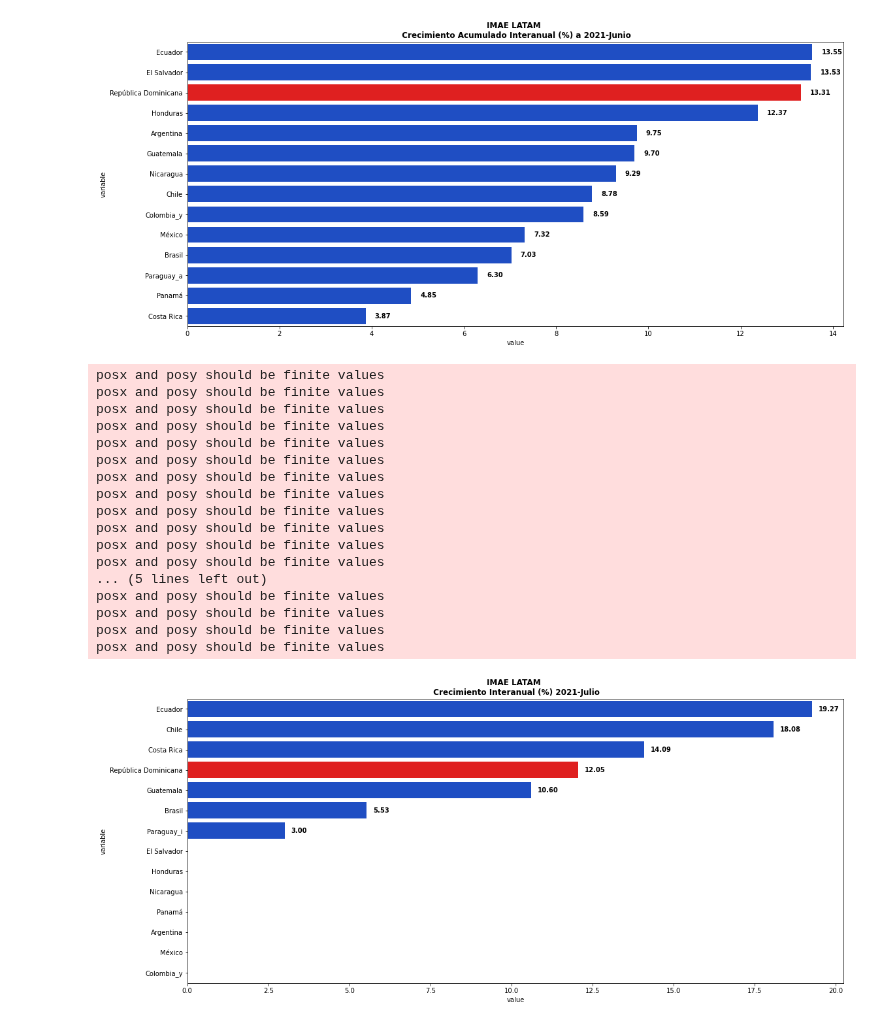
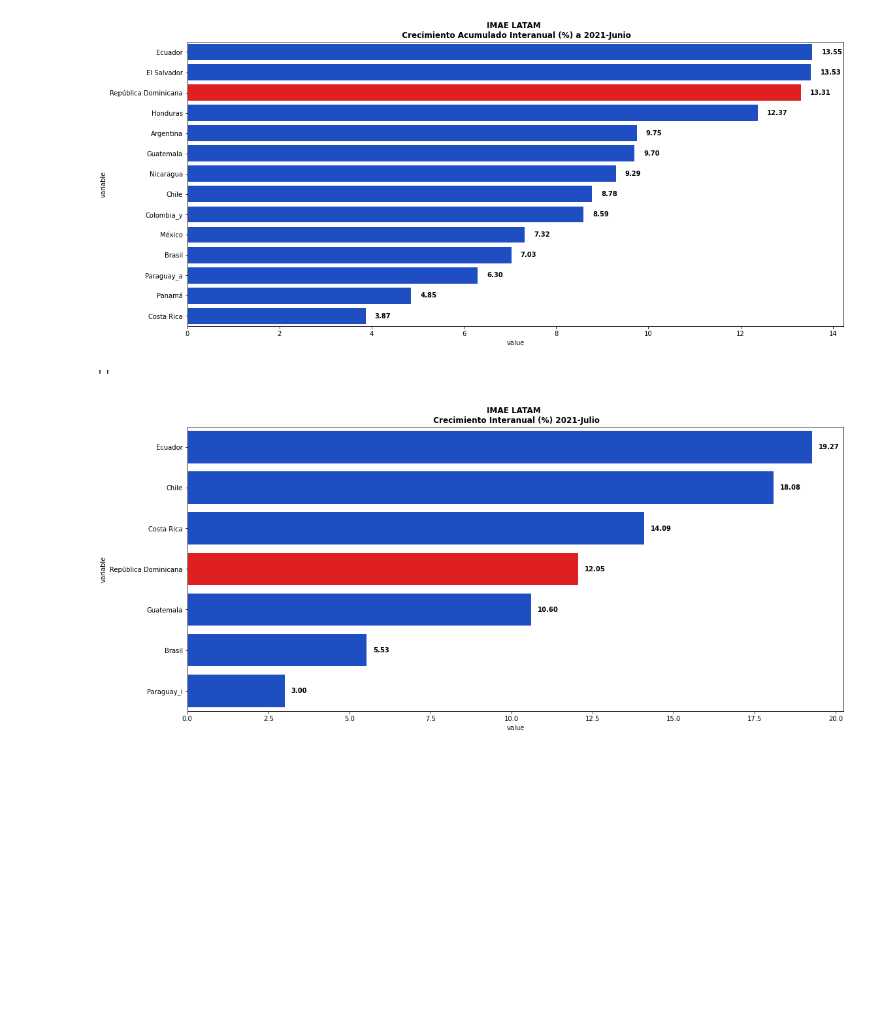
Before and after one commit to samyff12/LATAM, a Jupyter notebook: IMAE_LATAM.ipynb, the cells around one changed output. Drawn from its saved outputs; the diff is of its cells as text; code cells hidden in the pictures; blank space fills up the shorter version.

```diff
--- a/IMAE_LATAM.ipynb
+++ b/IMAE_LATAM.ipynb
@@ -530,33 +530,18 @@ plt.title('IMAE LATAM \n Crecimiento Acumulado Interanual (%) a {}'.format(imael
 # %%
 #@title Interanual Ultimo Mes
 f, ax = plt.subplots(figsize=(18, 8))
-df = pd.melt(imaela1.drop('a',axis=1).iloc[-1:,:]).sort_values('value',ascending=False)
+df = pd.melt(imaela1.drop('a',axis=1).iloc[-1:,:].dropna(axis=1)).sort_values('value',ascending=False)
 sns.barplot(data = df ,x='value',y='variable',
                 palette=['r' if y =='República Dominicana' else '#0343DF' for y in df.variable])
 for p in ax.patches:
     width = p.get_width()    # get bar length
     ax.text(width+0.2,       # set the text at 0.2 unit right of the bar
             p.get_y() + p.get_height() / 2, # get Y coordinate + X coordinate / 2
             '{:1.2f}'.format(width), # set variable to display, 2 decimals
             ha = 'left',   # horizontal alignment
             va = 'center', weight="bold") # vertical alignment
-plt.title('IMAE LATAM \n Crecimiento Interanual (%) {}'.format(imaela.index[-1]),weight='bold');
+plt.title('IMAE LATAM \n Crecimiento Interanual (%) {}'.format(imaela.index[-1]),weight='bold')
+;
 # %% [output]
-posx and posy should be finite values
-posx and posy should be finite values
-posx and posy should be finite values
-posx and posy should be finite values
-posx and posy should be finite values
-posx and posy should be finite values
-posx and posy should be finite values
-posx and posy should be finite values
-posx and posy should be finite values
-posx and posy should be finite values
-posx and posy should be finite values
-posx and posy should be finite values
-... (5 lines left out)
-posx and posy should be finite values
-posx and posy should be finite values
-posx and posy should be finite values
-posx and posy should be finite values
+''
-[figure, old version]
+[figure, new version]
```
Also changed, not shown: parts of 2 cells of this notebook.
